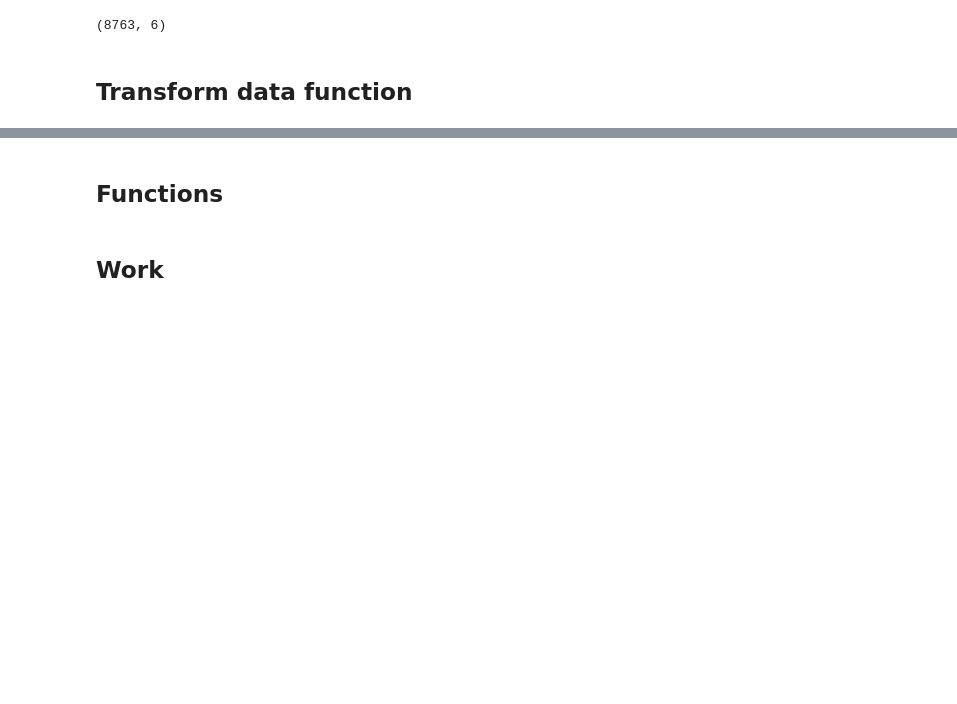
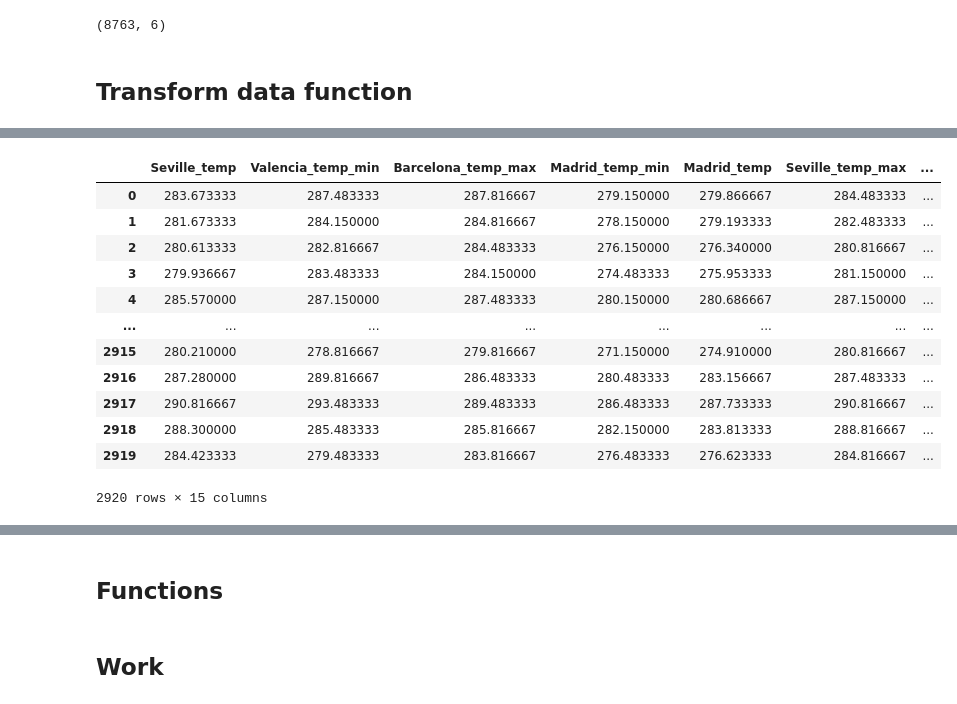
Before and after one commit to toarstn92/Spain_Electricity_Shortfall_Challenge_Team_ZF1, a Jupyter notebook: 1_EDA_and_Data_Engineering_and_Model_Creation/kaggle.ipynb, the cells around one changed output, grey strips where cells are left out. Drawn from its saved outputs; the diff is of its cells as text; code cells hidden in the pictures; blank space fills up the shorter version.

```diff
--- a/1_EDA_and_Data_Engineering_and_Model_Creation/kaggle.ipynb
+++ b/1_EDA_and_Data_Engineering_and_Model_Creation/kaggle.ipynb
@@ -225,0 +343,22 @@ def transform_HofY(csv):
+# %%
+beyo = pd.read_csv("df_test.csv")
+# predict_vector = feature_vector_df[['Madrid_wind_speed','Bilbao_rain_1h','Valencia_wind_speed']]
+a_unseen = beyo[['Seville_temp', 'Valencia_temp_min', 'Barcelona_temp_max', 'Madrid_temp_min',
+          'Madrid_temp', 'Seville_temp_max', 'Barcelona_temp_min',
+          'Valencia_temp_max', 'Valencia_temp', 'Bilbao_temp_max', 'Seville_temp_min',
+          'Madrid_temp_max', 'Barcelona_temp', 'Bilbao_temp_min', 'Bilbao_temp']]
+a_unseen
+# %% [output]
+|  | Seville_temp | Valencia_temp_min | Barcelona_temp_max | Madrid_temp_min | Madrid_temp | Seville_temp_max | ... |
+| 0 | 283.673333 | 287.483333 | 287.816667 | 279.150000 | 279.866667 | 284.483333 | ... |
+| 1 | 281.673333 | 284.150000 | 284.816667 | 278.150000 | 279.193333 | 282.483333 | ... |
+| 2 | 280.613333 | 282.816667 | 284.483333 | 276.150000 | 276.340000 | 280.816667 | ... |
+| 3 | 279.936667 | 283.483333 | 284.150000 | 274.483333 | 275.953333 | 281.150000 | ... |
+| 4 | 285.570000 | 287.150000 | 287.483333 | 280.150000 | 280.686667 | 287.150000 | ... |
+| ... | ... | ... | ... | ... | ... | ... | ... |
+| 2915 | 280.210000 | 278.816667 | 279.816667 | 271.150000 | 274.910000 | 280.816667 | ... |
+| 2916 | 287.280000 | 289.816667 | 286.483333 | 280.483333 | 283.156667 | 287.483333 | ... |
+| 2917 | 290.816667 | 293.483333 | 289.483333 | 286.483333 | 287.733333 | 290.816667 | ... |
+| 2918 | 288.300000 | 285.483333 | 285.816667 | 282.150000 | 283.813333 | 288.816667 | ... |
+| 2919 | 284.423333 | 279.483333 | 283.816667 | 276.483333 | 276.623333 | 284.816667 | ... |
+2920 rows × 15 columns
```
Also changed, not shown: parts of 18 cells of this notebook, 2 other files.
